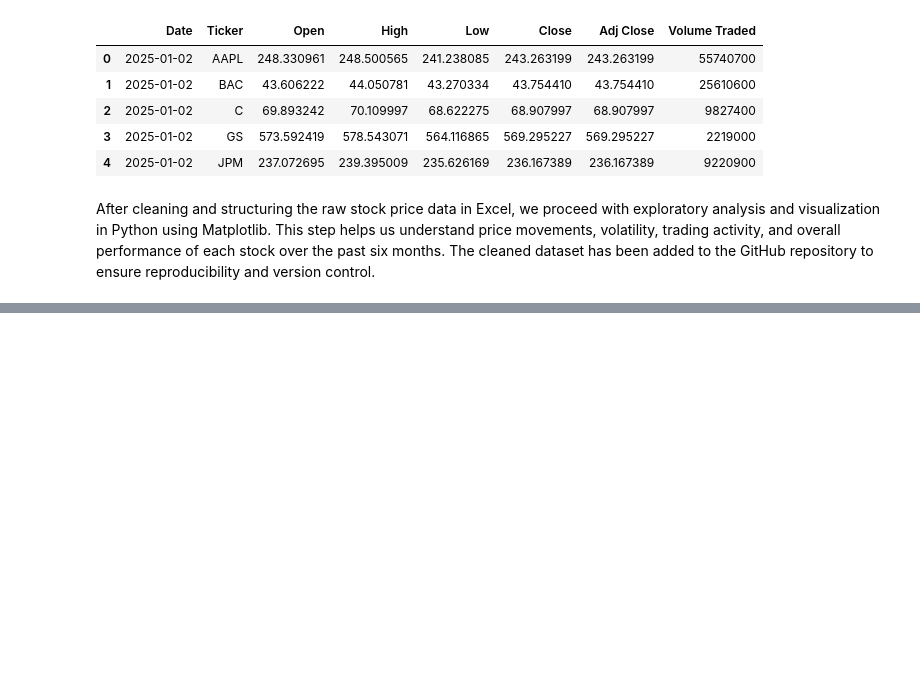
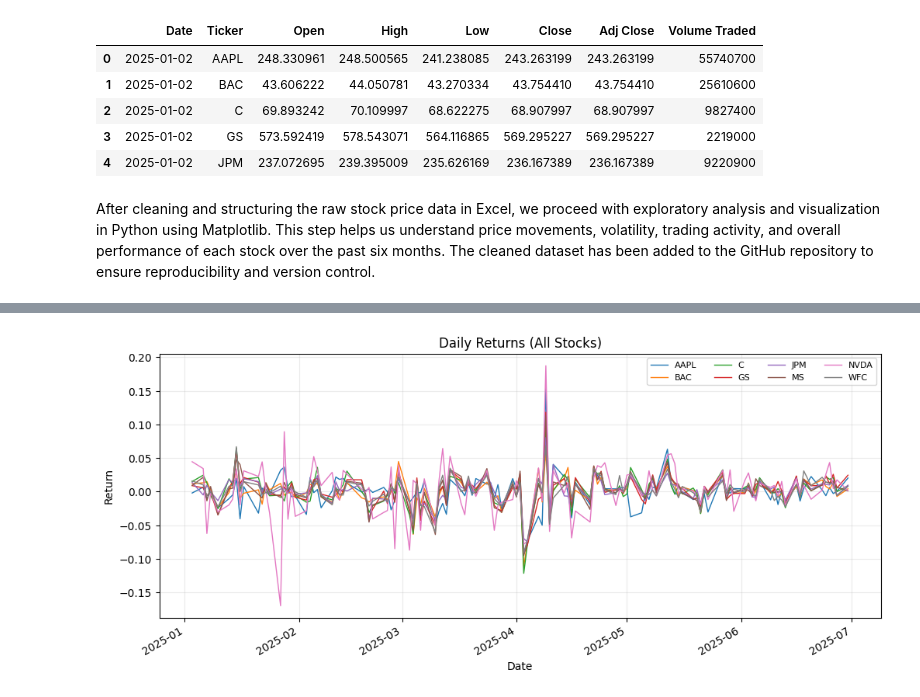
Before and after one commit to abdullahshaukat2/Stock-Performance-DashBoard, a Jupyter notebook: stock-performance-dashbaord.ipynb, the cells around one changed output, grey strips where cells are left out. Saved outputs shown, nothing was run; the diff lists cells and outputs as text; code cells hidden in the pictures; blank space fills up the shorter version.

```diff
--- a/stock-performance-dashbaord.ipynb
+++ b/stock-performance-dashbaord.ipynb
@@ -171,0 +191,2 @@ After cleaning and structuring the raw stock price data in Excel, we proceed wit
+# %%
+daily_returns = adj_close.pct_change()
@@ -171,0 +275,17 @@ After cleaning and structuring the raw stock price data in Excel, we proceed wit
+# %%
+# ---- 4) Daily Returns — 1 chart, 8 lines ----
+fig, ax = plt.subplots(figsize=(12, 5))
+
+for t in daily_returns.columns:
+    ax.plot(daily_returns.index, daily_returns[t], label=t, linewidth=1)
+
+ax.set_title("Daily Returns (All Stocks)")
+ax.set_xlabel("Date")
+ax.set_ylabel("Return")
+ax.legend(ncols=4, fontsize=8)
+
+fig.autofmt_xdate()
+plt.show()
+plt.close(fig)
+# %% [output]
+[figure, added]
```
Also changed, not shown: parts of 12 cells of this notebook.
